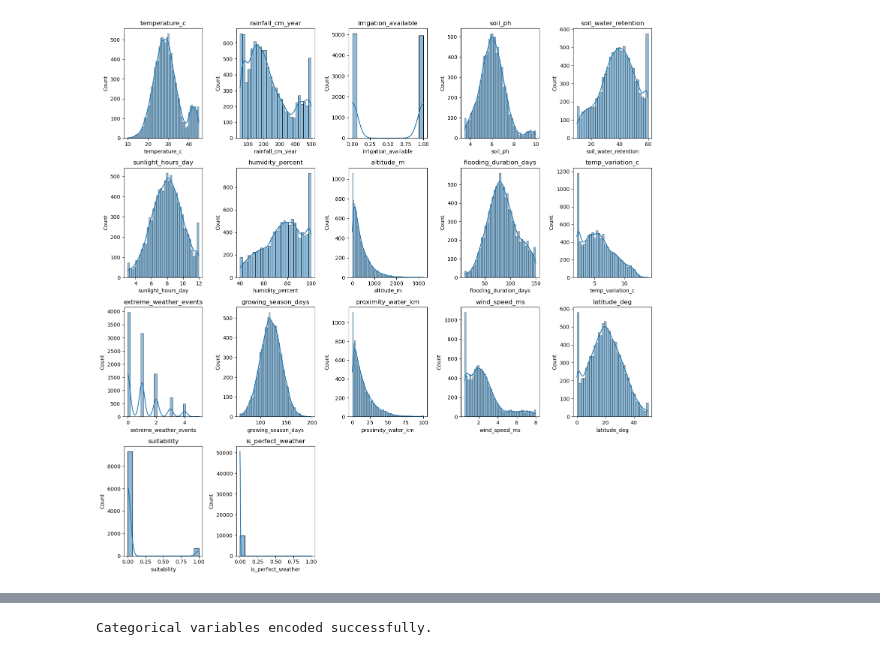
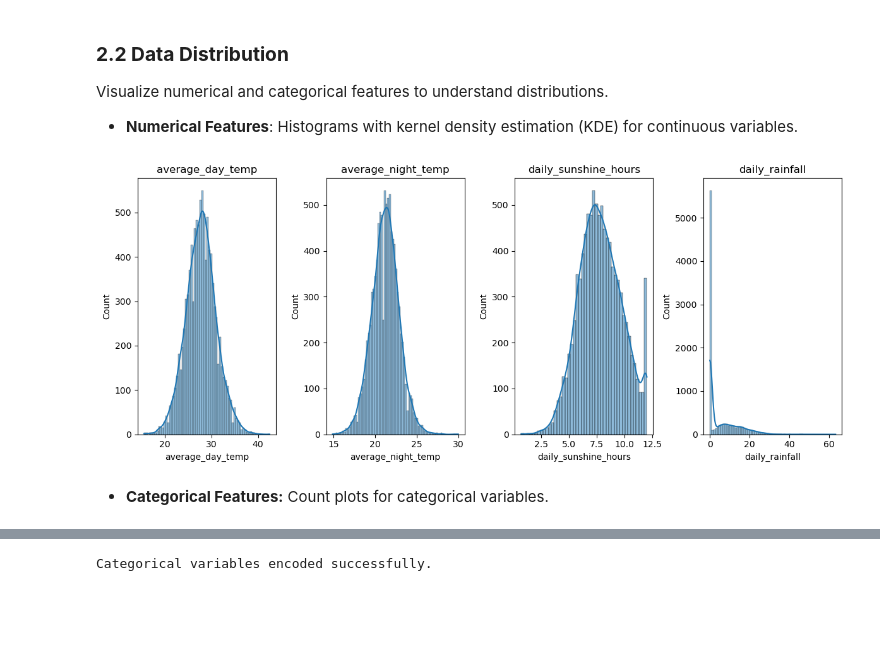
Before and after one commit to mdjubaer12/ML-Based-Decision-Support-for-Rice-Cultivation-Suitability-in-Bangladesh, a Jupyter notebook: rice_yield_analysis.ipynb, the cells around one changed output, grey strips where cells are left out. Cells and saved outputs as stored; diff of their text form; code cells hidden in the pictures; blank space fills up the shorter version.

Commit message:
fine tuned dataset

```diff
--- a/rice_yield_analysis.ipynb
+++ b/rice_yield_analysis.ipynb
@@ -27,6 +36,6 @@ warnings.filterwarnings("ignore")
 # %%
 # Load the dataset
-data_path = "data/rice_synthetic_data.csv"
+data_path = "data/rice_cultivation_daily_dataset.csv"
 df = pd.read_csv(data_path)
 df.head()
 # %% [output]
@@ -83,21 +80,29 @@ df.describe().T
+# %% [markdown]
+### **2.2 Data Distribution**
+
+Visualize numerical and categorical features to understand distributions.
+
+- **Numerical Features**: Histograms with kernel density estimation (KDE) for continuous variables.
 # %%
 # Observe the data distribution
 def plot_histogram(df):
     numerical_columns = df.select_dtypes(include='number').columns
-    fig, axes = plt.subplots(int(np.ceil(len(numerical_columns) / 5)), 5, figsize=(15, 15))
+    fig, axes = plt.subplots(int(np.ceil(len(numerical_columns) / 5)), 5, figsize=(15, 5))
     axes = axes.flatten()
     for i, column in enumerate(numerical_columns):
         sns.histplot(df[column], ax=axes[i], kde=True)
         axes[i].set_title(column)
     # Hide any unused subplots
     for j in range(i + 1, len(axes)):
         axes[j].set_visible(False)
     plt.tight_layout()
     plt.show()
 
 plot_histogram(df)
 # %% [output]
-[figure, old version]
+[figure, new version]
+# %% [markdown]
+- **Categorical Features:** Count plots for categorical variables.
 # %%
 def plot_countplot(df):
     categorical_columns = df.select_dtypes(include='object').columns
```
Also changed, not shown: parts of 52 cells of this notebook, 4 other files.
